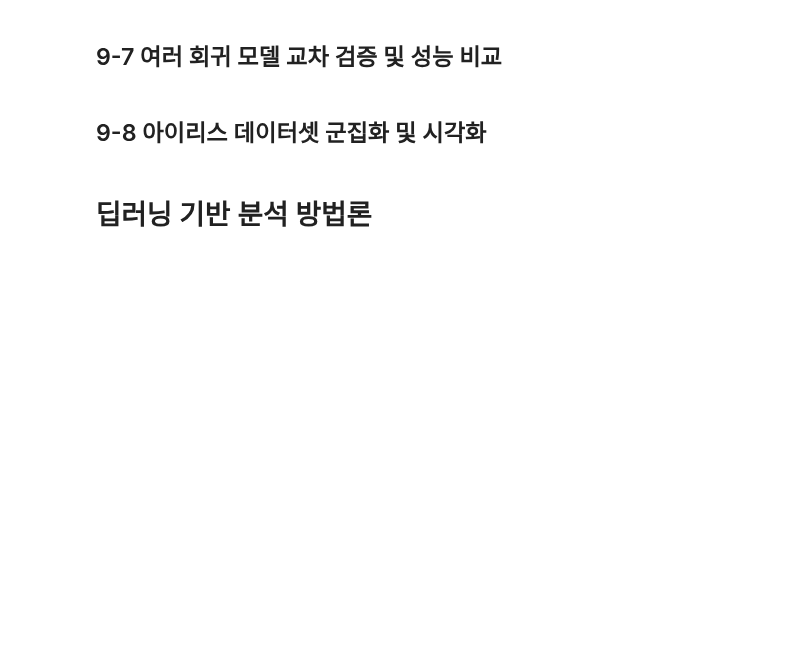
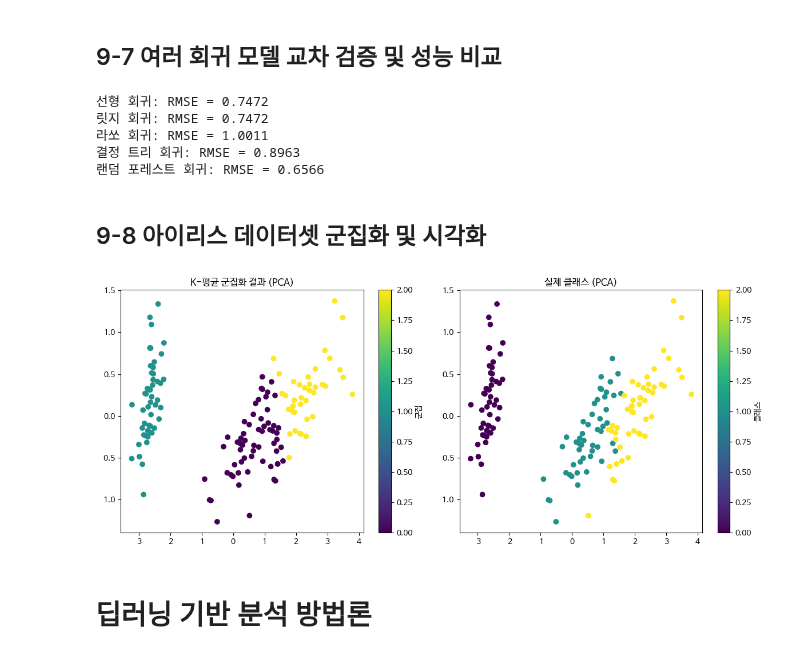
Before and after one commit to akatwinkle/bab_bab, a Jupyter notebook: 오픈소스_데이터_분석_9강.ipynb, the cells around one changed output. Cells and saved outputs as stored; diff of their text form; code cells hidden in the pictures; blank space fills up the shorter version.

```diff
--- a/오픈소스_데이터_분석_9강.ipynb
+++ b/오픈소스_데이터_분석_9강.ipynb
@@ -275,8 +292,13 @@ california = fetch_california_housing()
 X = california.data
 y = california.target
 
-## 다양한 회귀 모델 정의
+## 다양한 회귀 모델 정의 #파라미터 설정 가능
 models = {
+    '선형 회귀' : LinearRegression(),
+    '릿지 회귀' : Ridge(),
+    '라쏘 회귀' : Lasso(),
+    '결정 트리 회귀' : DecisionTreeRegressor(),
+    '랜덤 포레스트 회귀' : RandomForestRegressor()
 }
 
 ## 각 모델별 교차 검증 수행 및 RMSE 출력
@@ -285,39 +307,52 @@ for name, model in models.items():
     scores = cross_val_score(model, X, y, cv=5, scoring='neg_mean_squared_error')
     rmse = (-scores.mean()) ** 0.5 ## MSE를 RMSE로 변환
     print(f"{name}: RMSE = {rmse:.4f}")
+    #적을수록 좋은 회귀 결과
+# %% [output]
+선형 회귀: RMSE = 0.7472
+릿지 회귀: RMSE = 0.7472
+라쏘 회귀: RMSE = 1.0011
+결정 트리 회귀: RMSE = 0.8963
+랜덤 포레스트 회귀: RMSE = 0.6566
 # %% [markdown]
 ## 9-8 아이리스 데이터셋 군집화 및 시각화
 # %%
 from sklearn.cluster import KMeans, DBSCAN
 from sklearn.decomposition import PCA
 import matplotlib.pyplot as plt
 from sklearn.datasets import load_iris
 
 ## 아이리스 데이터셋 로드
 iris = load_iris()
 X = iris.data
 y = iris.target
 
 ## K-평균 군집화 수행
+kmeans = KMeans(n_clusters=3) #3개로 나눔
+cluster_labels = kmeans.fit_predict(X)
 
 ## PCA를 이용한 차원 축소 (2차원)
+pca = PCA(n_components=2) #2개
+X_pca = pca.fit_transform(X)
 
 ## 군집화 결과 및 실제 클래스 시각화
 plt.figure(figsize=(12, 5))
 
 ## K-평균 군집화 결과 시각화
 plt.subplot(1, 2, 1)
 scatter = plt.scatter(X_pca[:, 0], X_pca[:, 1], c=cluster_labels, cmap='viridis')
 plt.title('K-평균 군집화 결과 (PCA)')
 plt.colorbar(scatter, label='군집')
 
 ## 실제 클래스 시각화
 plt.subplot(1, 2, 2)
 scatter = plt.scatter(X_pca[:, 0], X_pca[:, 1], c=y, cmap='viridis')
 plt.title('실제 클래스 (PCA)')
 plt.colorbar(scatter, label='클래스')
 plt.tight_layout()
 plt.show()
+# %% [output]
+[figure, added]
 # %% [markdown]
 # 딥러닝 기반 분석 방법론
 # %% [markdown]
```
Also changed, not shown: parts of 4 cells of this notebook.
